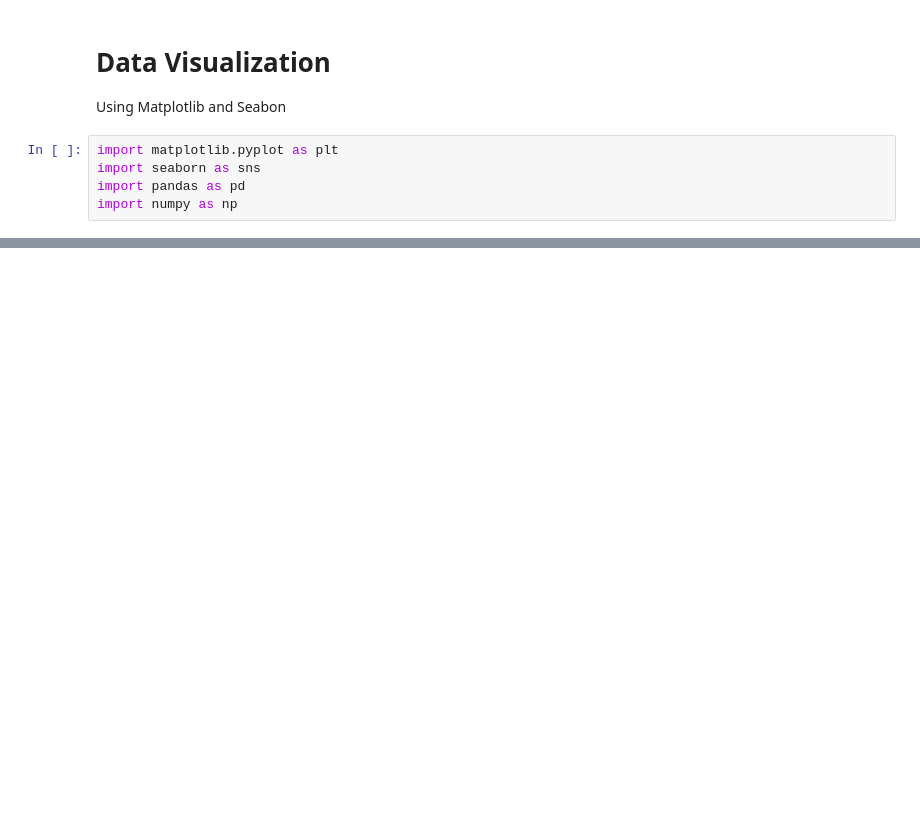
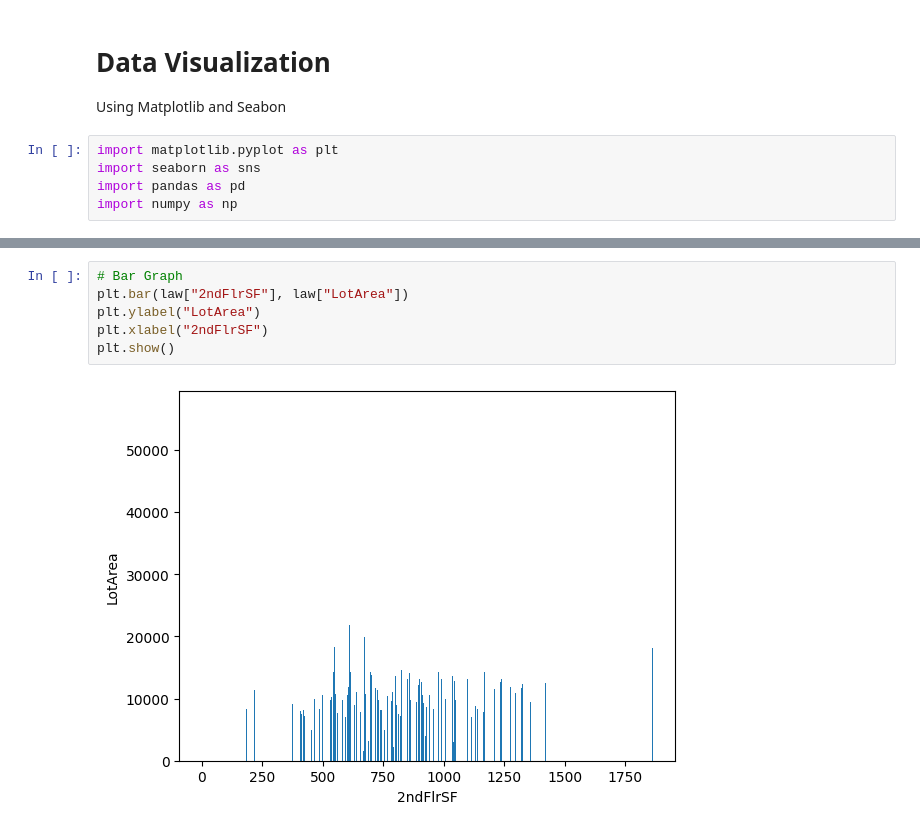
Before and after one commit to llawlaw23/30-Day-ML-Bootcamp---Supervised-Learning-Data-Exploration, a Jupyter notebook: Day 5/Data Visualization.ipynb, the cells around one changed output, grey strips where cells are left out. Drawn from its saved outputs; the diff is of its cells as text; blank space fills up the shorter version.

```diff
--- a/Day 5/Data Visualization.ipynb
+++ b/Day 5/Data Visualization.ipynb
@@ -13,0 +117,8 @@ plt.show()
+# %%
+# Bar Graph
+plt.bar(law["2ndFlrSF"], law["LotArea"])
+plt.ylabel("LotArea")
+plt.xlabel("2ndFlrSF")
+plt.show()
+# %% [output]
+[figure, added]
```
Also changed, not shown: parts of 8 cells of this notebook, 1 other file.
